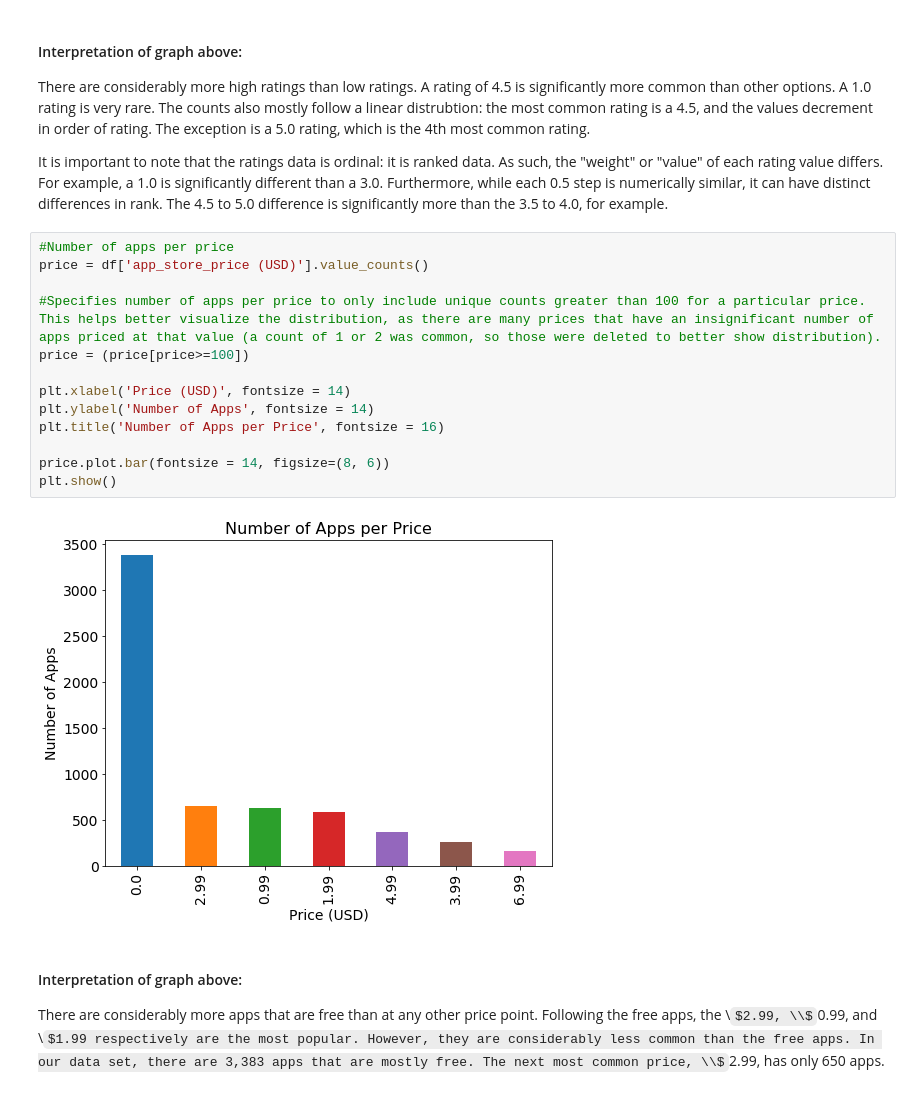
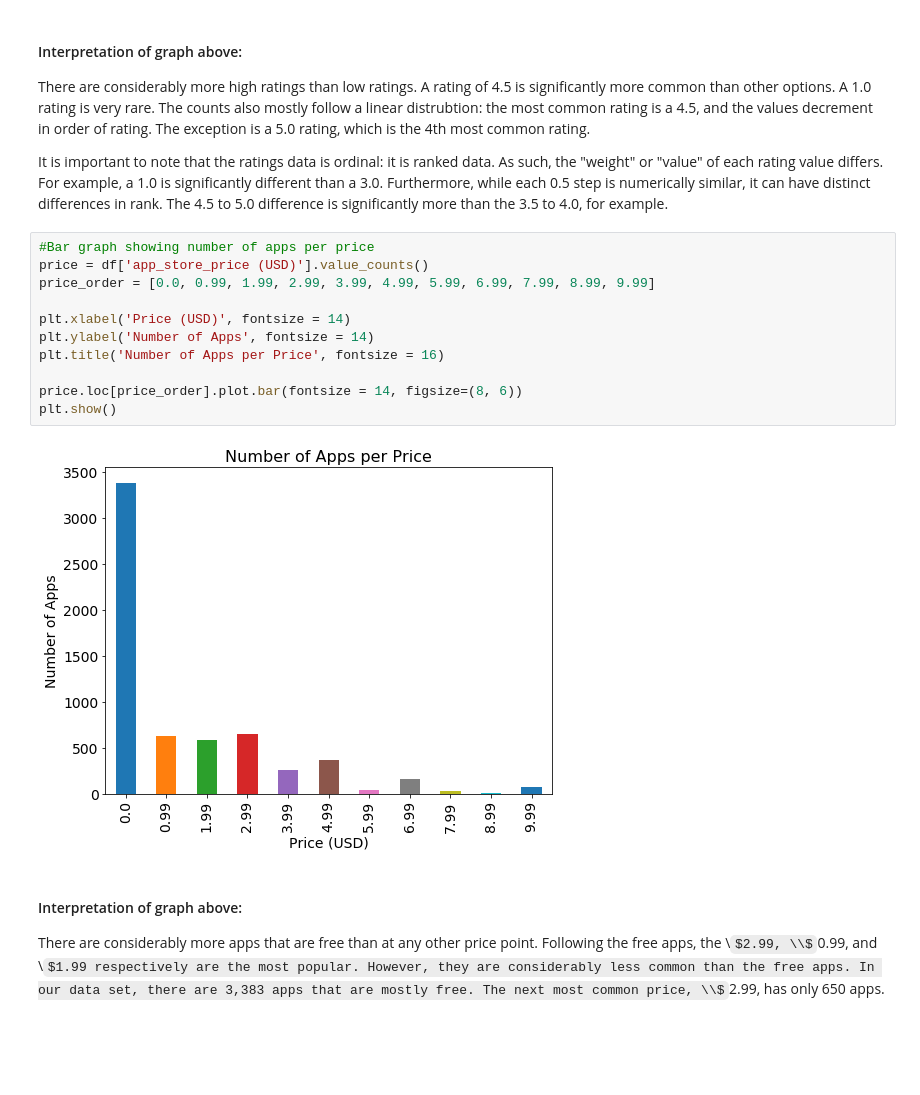
Before and after one commit to tpham2/HER-d, a Jupyter notebook: Final_V4.ipynb, the cells around one changed output. Drawn from its saved outputs; the diff is of its cells as text; some formulas as TeX source; blank space fills up the shorter version.

```diff
--- a/Final_V4.ipynb
+++ b/Final_V4.ipynb
@@ -227,20 +210,18 @@ other options. A 1.0 rating is very rare. The counts also mostly follow a linear
 
 It is important to note that the ratings data is ordinal: it is ranked data. As such, the "weight" or "value" of each rating value differs. For example, a 1.0 is significantly different than a 3.0. Furthermore, while each 0.5 step is numerically similar, it can have distinct differences in rank. The 4.5 to 5.0 difference is significantly more than the 3.5 to 4.0, for example.
 # %%
-#Number of apps per price
+#Bar graph showing number of apps per price
 price = df['app_store_price (USD)'].value_counts()
-
-#Specifies number of apps per price to only include unique counts greater than 100 for a particular price. This helps better visualize the distribution, as there are many prices that have an insignificant number of apps priced at that value (a count of 1 or 2 was common, so those were deleted to better show distribution).
-price = (price[price>=100])
+price_order = [0.0, 0.99, 1.99, 2.99, 3.99, 4.99, 5.99, 6.99, 7.99, 8.99, 9.99]
 
 plt.xlabel('Price (USD)', fontsize = 14)
 plt.ylabel('Number of Apps', fontsize = 14)
 plt.title('Number of Apps per Price', fontsize = 16)
 
-price.plot.bar(fontsize = 14, figsize=(8, 6))
+price.loc[price_order].plot.bar(fontsize = 14, figsize=(8, 6))
 plt.show()
 # %% [output]
-[figure, old version]
+[figure, new version]
 # %% [markdown]
 #### Interpretation of graph above:
 
```
Also changed, not shown: parts of 29 cells of this notebook.
